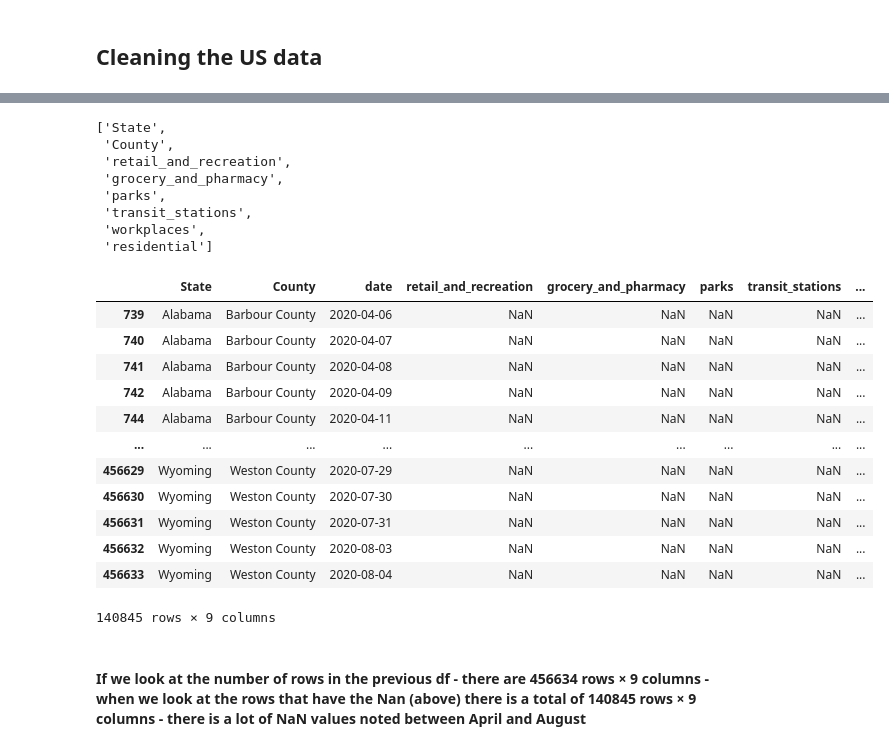
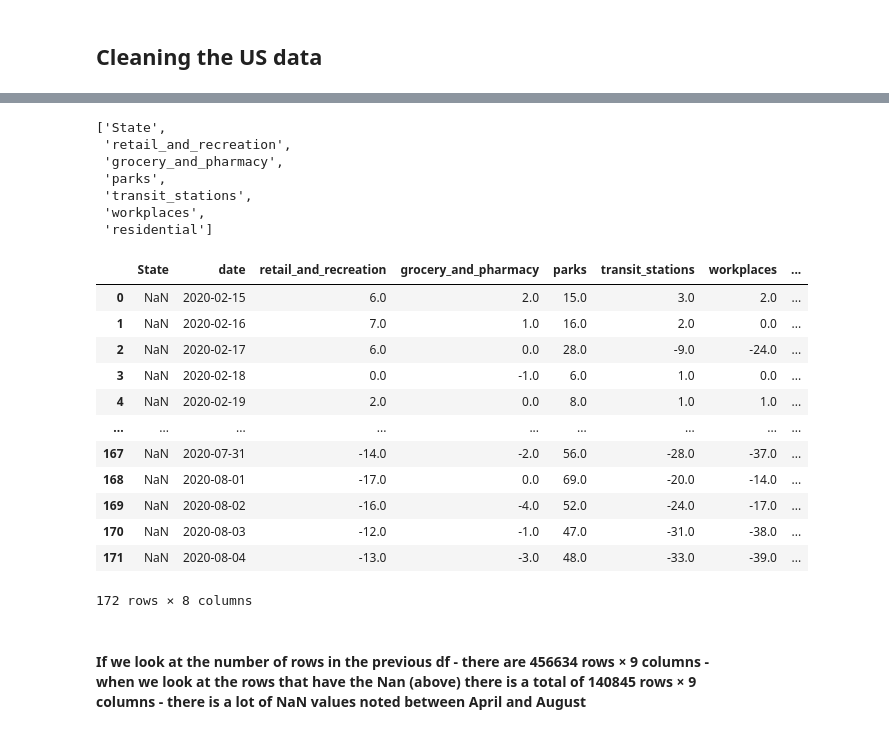
Before and after one commit to LisaHarrison08/Project_G4, a Jupyter notebook: S/St Start.ipynb, the cells around one changed output, grey strips where cells are left out. Cells and saved outputs as stored; diff of their text form; code cells hidden in the pictures.

```diff
--- a/S/St Start.ipynb
+++ b/S/St Start.ipynb
@@ -79,6 +78,7 @@ google_mob_US_df.head()
 # %%
 # Cleaning the data and droping columns that are not needed
 clean_google_mob_US_df = google_mob_US_df.drop(["country_region_code",
+                                                "sub_region_2",
                                                 "Unnamed: 0",
                                                 "country_region",
                                                 "iso_3166_2_code",
@@ -100,6 +100,6 @@ clean_google_mob_US_df.head(10)
 # %%
 # Renaming the columns
-clean_google_mob_US_df.rename(columns = {"sub_region_1":"State","sub_region_2":"County",
+clean_google_mob_US_df.rename(columns = {"sub_region_1":"State",
                                          "retail_and_recreation_percent_change_from_baseline":"retail_and_recreation",
                                          "grocery_and_pharmacy_percent_change_from_baseline":"grocery_and_pharmacy",
                                          "parks_percent_change_from_baseline":"parks",
@@ -126,7 +126,6 @@ clean_google_mob_US_df
 clean_google_mob_US_df.columns[clean_google_mob_US_df.isna().any()].tolist()
 # %% [output]
 ['State',
- 'County',
  'retail_and_recreation',
  'grocery_and_pharmacy',
  'parks',
@@ -135,20 +134,20 @@ clean_google_mob_US_df.columns[clean_google_mob_US_df.isna().any()].tolist()
  'residential']
 # %%
 # Look at rows that have the NA value in the 'retail_and_recreation' column
-clean_google_mob_US_df[clean_google_mob_US_df['retail_and_recreation'].isna()]
+clean_google_mob_US_df[clean_google_mob_US_df['State'].isna()]
 # %% [output]
-|  | State | County | date | retail_and_recreation | grocery_and_pharmacy | parks | transit_stations | ... |
-| 739 | Alabama | Barbour County | 2020-04-06 | NaN | NaN | NaN | NaN | ... |
-| 740 | Alabama | Barbour County | 2020-04-07 | NaN | NaN | NaN | NaN | ... |
-| 741 | Alabama | Barbour County | 2020-04-08 | NaN | NaN | NaN | NaN | ... |
-| 742 | Alabama | Barbour County | 2020-04-09 | NaN | NaN | NaN | NaN | ... |
-| 744 | Alabama | Barbour County | 2020-04-11 | NaN | NaN | NaN | NaN | ... |
+|  | State | date | retail_and_recreation | grocery_and_pharmacy | parks | transit_stations | workplaces | ... |
+| 0 | NaN | 2020-02-15 | 6.0 | 2.0 | 15.0 | 3.0 | 2.0 | ... |
+| 1 | NaN | 2020-02-16 | 7.0 | 1.0 | 16.0 | 2.0 | 0.0 | ... |
+| 2 | NaN | 2020-02-17 | 6.0 | 0.0 | 28.0 | -9.0 | -24.0 | ... |
+| 3 | NaN | 2020-02-18 | 0.0 | -1.0 | 6.0 | 1.0 | 0.0 | ... |
+| 4 | NaN | 2020-02-19 | 2.0 | 0.0 | 8.0 | 1.0 | 1.0 | ... |
 | ... | ... | ... | ... | ... | ... | ... | ... | ... |
-| 456629 | Wyoming | Weston County | 2020-07-29 | NaN | NaN | NaN | NaN | ... |
-| 456630 | Wyoming | Weston County | 2020-07-30 | NaN | NaN | NaN | NaN | ... |
-| 456631 | Wyoming | Weston County | 2020-07-31 | NaN | NaN | NaN | NaN | ... |
-| 456632 | Wyoming | Weston County | 2020-08-03 | NaN | NaN | NaN | NaN | ... |
-| 456633 | Wyoming | Weston County | 2020-08-04 | NaN | NaN | NaN | NaN | ... |
+| 167 | NaN | 2020-07-31 | -14.0 | -2.0 | 56.0 | -28.0 | -37.0 | ... |
+| 168 | NaN | 2020-08-01 | -17.0 | 0.0 | 69.0 | -20.0 | -14.0 | ... |
+| 169 | NaN | 2020-08-02 | -16.0 | -4.0 | 52.0 | -24.0 | -17.0 | ... |
+| 170 | NaN | 2020-08-03 | -12.0 | -1.0 | 47.0 | -31.0 | -38.0 | ... |
+| 171 | NaN | 2020-08-04 | -13.0 | -3.0 | 48.0 | -33.0 | -39.0 | ... |
-140845 rows × 9 columns
+172 rows × 8 columns
 # %% [markdown]
 #### If we look at the number of rows in the previous df - there are 456634 rows × 9 columns - when we look at the rows that have the Nan (above) there is a total of 140845 rows × 9 columns - there is a lot of NaN values noted between April and August
```
Also changed, not shown: parts of 13 cells of this notebook, 3 other files.
